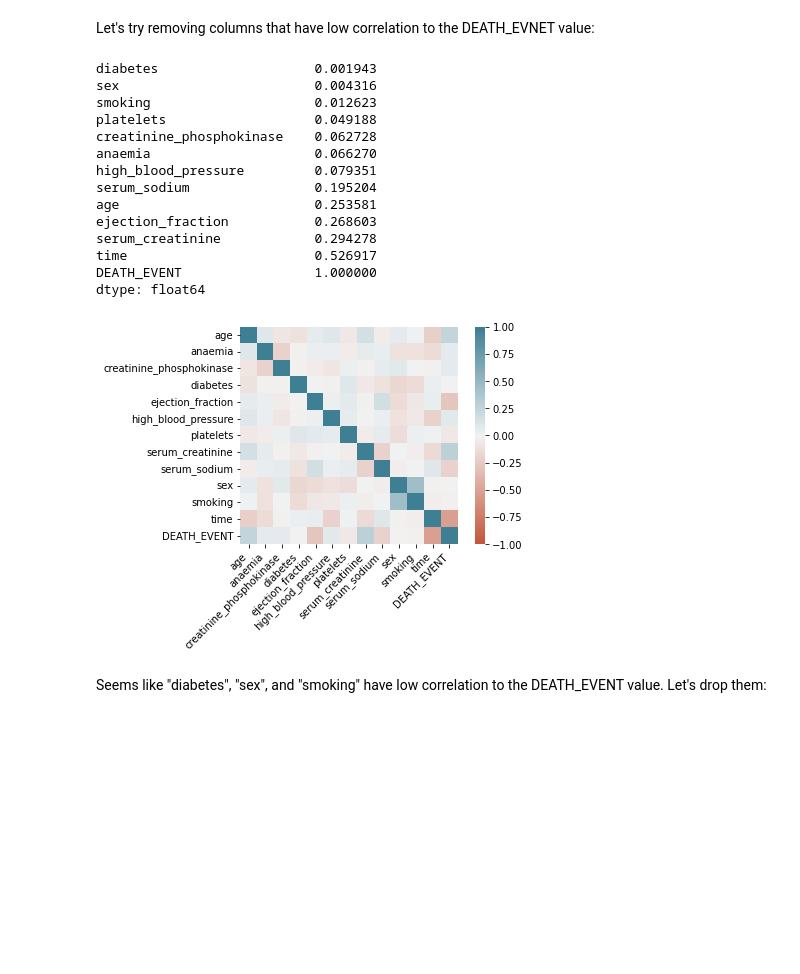
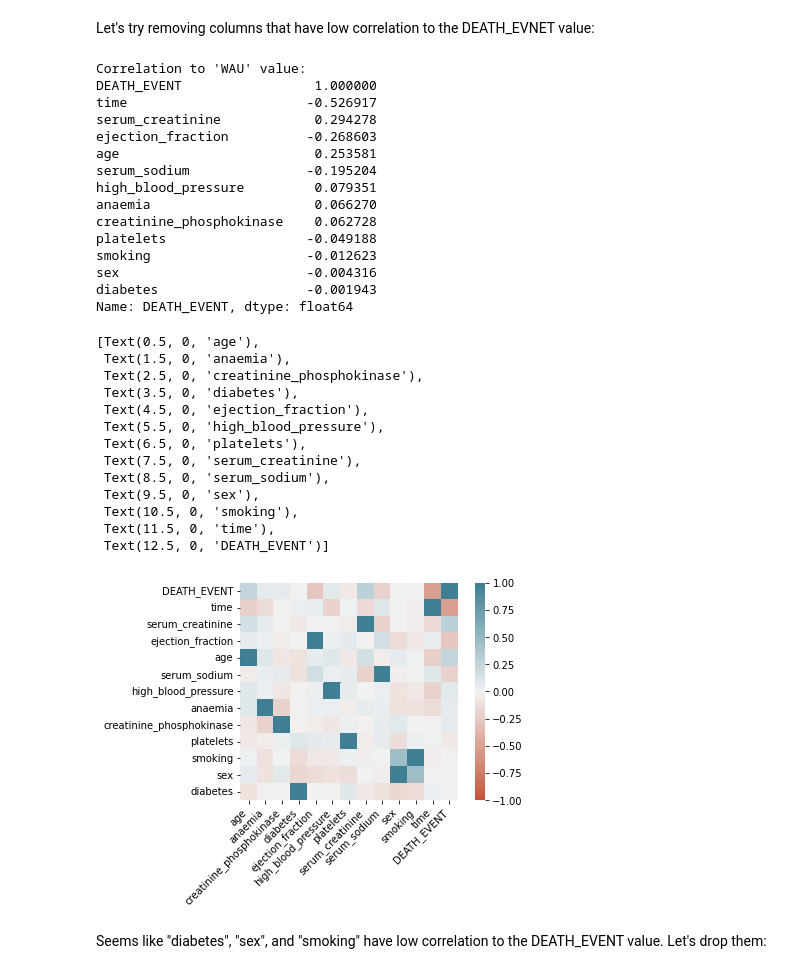
Before and after one commit to belea7/Heart_Failure_Survival_Prediction, a Jupyter notebook: Predict Heart Failure Survival.ipynb, the cells around one changed output. Saved outputs shown, nothing was run; the diff lists cells and outputs as text; code cells hidden in the pictures; blank space fills up the shorter version.

```diff
--- a/Predict Heart Failure Survival.ipynb
+++ b/Predict Heart Failure Survival.ipynb
@@ -191,38 +191,55 @@ DEATH_EVENT                    bool
 dtype: object
 # %% [markdown]
 Let's try removing columns that have low correlation to the DEATH_EVNET value:
-# %%
-data.corrwith(data["DEATH_EVENT"]).abs().sort_values()
-# %% [output]
-diabetes                    0.001943
-sex                         0.004316
-smoking                     0.012623
-platelets                   0.049188
-creatinine_phosphokinase    0.062728
-anaemia                     0.066270
-high_blood_pressure         0.079351
-serum_sodium                0.195204
-age                         0.253581
-ejection_fraction           0.268603
-serum_creatinine            0.294278
-time                        0.526917
-DEATH_EVENT                 1.000000
-dtype: float64
 # %%
-corr = data.corr()
+import seaborn as sns
+
+corr = data.corr().sort_values(ascending=False, key=lambda x: abs(x), by="DEATH_EVENT")
+
+print("Correlation to 'WAU' value:")
+print (corr["DEATH_EVENT"])
+
 ax = sns.heatmap(
     corr,
     vmin=-1, vmax=1, center=0,
     cmap=sns.diverging_palette(20, 220, n=200),
-    square=True
+    square=True,
 )
 ax.set_xticklabels(
     ax.get_xticklabels(),
     rotation=45,
     horizontalalignment='right'
-);
+)
 # %% [output]
+Correlation to 'WAU' value:
+DEATH_EVENT                 1.000000
+time                       -0.526917
+serum_creatinine            0.294278
+ejection_fraction          -0.268603
+age                         0.253581
+serum_sodium               -0.195204
+high_blood_pressure         0.079351
+anaemia                     0.066270
+creatinine_phosphokinase    0.062728
+platelets                  -0.049188
+smoking                    -0.012623
+sex                        -0.004316
+diabetes                   -0.001943
+Name: DEATH_EVENT, dtype: float64
+[Text(0.5, 0, 'age'),
+ Text(1.5, 0, 'anaemia'),
+ Text(2.5, 0, 'creatinine_phosphokinase'),
+ Text(3.5, 0, 'diabetes'),
+ Text(4.5, 0, 'ejection_fraction'),
+ Text(5.5, 0, 'high_blood_pressure'),
+ Text(6.5, 0, 'platelets'),
+ Text(7.5, 0, 'serum_creatinine'),
+ Text(8.5, 0, 'serum_sodium'),
+ Text(9.5, 0, 'sex'),
+ Text(10.5, 0, 'smoking'),
+ Text(11.5, 0, 'time'),
+ Text(12.5, 0, 'DEATH_EVENT')]
-[figure, old version]
+[figure, new version]
 # %% [markdown]
 Seems like "diabetes", "sex", and "smoking" have low correlation to the DEATH_EVENT value. Let's drop them:
 # %%
```
Also changed, not shown: parts of 8 cells of this notebook.
